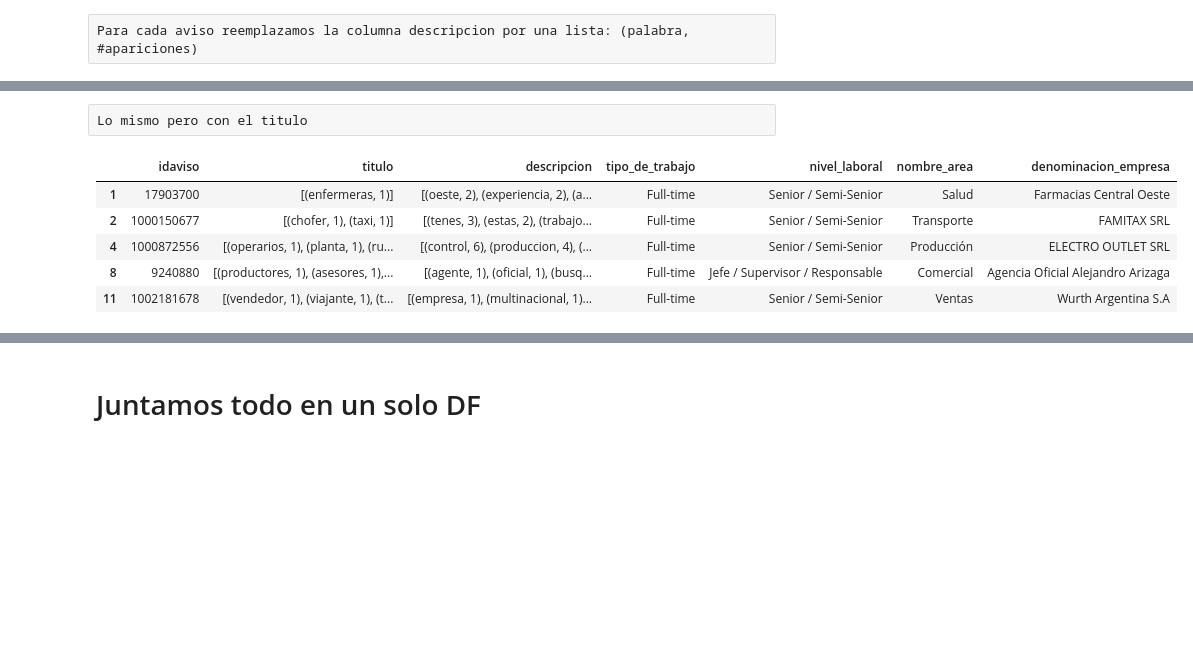
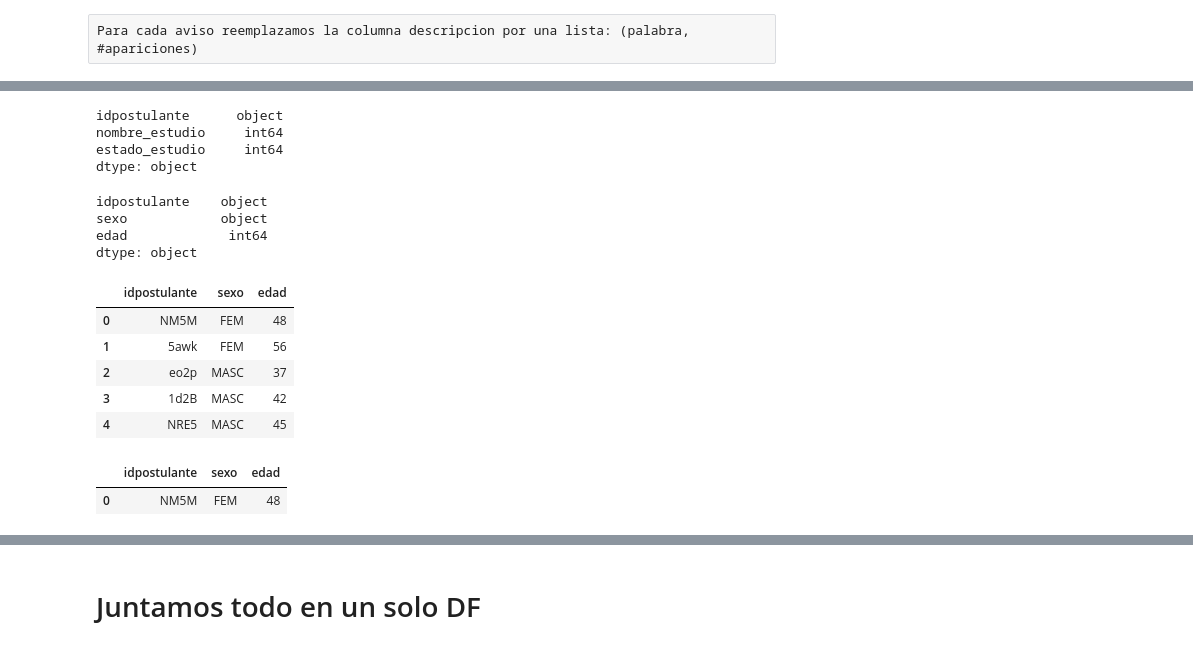
Before and after one commit to tbotalla/Datos1Q2018, a Jupyter notebook: parte2/Preprocessing.ipynb, the cells around one changed output, grey strips where cells are left out. Drawn from its saved outputs; the diff is of its cells as text; code cells hidden in the pictures; blank space fills up the shorter version.

```diff
--- a/parte2/Preprocessing.ipynb
+++ b/parte2/Preprocessing.ipynb
@@ -169,0 +292,21 @@ Longitud unique:  19632
+# %%
+# Convierto columnas con fechas a datetime
+postulantes_genero_edad_train['fechanacimiento'] = pd.to_datetime(postulantes_genero_edad_train.fechanacimiento, format='%Y/%m/%d', errors='coerce')
+if(postulantes_genero_edad_train.isna().any().any()):
+    print(postulantes_genero_edad_train.isna().any())
+    postulantes_genero_edad_train.dropna(inplace=True)
+
+# Agrego columna edad
+anio_actual = pd.to_datetime('today').year
+postulantes_genero_edad_train['edad'] = postulantes_genero_edad_train.fechanacimiento.map(lambda fecha: anio_actual - fecha.year).astype(int)
+
+
+# Convierto columnas con fechas a datetime
+postulantes_genero_edad_desde_15_04['fechanacimiento'] = pd.to_datetime(postulantes_genero_edad_desde_15_04.fechanacimiento, format='%Y/%m/%d', errors='coerce')
+if(postulantes_genero_edad_desde_15_04.isna().any().any()):
+    print(postulantes_genero_edad_desde_15_04.isna().any())
+    postulantes_genero_edad_desde_15_04.dropna(inplace=True)
+
+# Agrego columna edad
+anio_actual = pd.to_datetime('today').year
+postulantes_genero_edad_desde_15_04['edad'] = postulantes_genero_edad_desde_15_04.fechanacimiento.map(lambda fecha: anio_actual - fecha.year).astype(int)
@@ -169,0 +322,3 @@ Longitud unique:  19632
+# %%
+postulantes_genero_edad_train.drop(columns=['fechanacimiento'], inplace=True)
+postulantes_genero_edad_desde_15_04.drop(columns=['fechanacimiento'], inplace=True)
@@ -169,0 +339,3 @@ Longitud unique:  19632
+# %%
+postulantes_genero_edad_train = postulantes_genero_edad_train[(postulantes_genero_edad_train['edad'] > 16) & (postulantes_genero_edad_train['edad'] < 86)]
+postulantes_genero_edad_desde_15_04 = postulantes_genero_edad_desde_15_04[(postulantes_genero_edad_desde_15_04['edad'] > 16) & (postulantes_genero_edad_desde_15_04['edad'] < 86)]
@@ -169,0 +347,3 @@ Longitud unique:  19632
+# %%
+postulantes_genero_edad_train['edad'] = postulantes_genero_edad_train['edad'].astype(int)
+postulantes_genero_edad_desde_15_04['edad'] = postulantes_genero_edad_desde_15_04['edad'].astype(int)
@@ -282,2 +508,0 @@ avisos_detalle_train.head(5)
-# %% [raw]
-Lo mismo pero con el titulo
@@ -288,9 +509,28 @@ avisos_detalle_train = avisos_detalle_train.apply(lambda row: process_words(row,
+# %%
+postulantes_educacion_train.dtypes
+# %% [output]
+idpostulante      object
+nombre_estudio     int64
+estado_estudio     int64
+dtype: object
+# %%
+postulantes_genero_edad_train.dtypes
+# %% [output]
+idpostulante    object
+sexo            object
+edad             int64
+dtype: object
 # %%
-avisos_detalle_train.head(5)
+postulantes_genero_edad_train.head(5)
 # %% [output]
-|  | idaviso | titulo | descripcion | tipo_de_trabajo | nivel_laboral | nombre_area | denominacion_empresa |
-| 1 | 17903700 | [(enfermeras, 1)] | [(oeste, 2), (experiencia, 2), (a... | Full-time | Senior / Semi-Senior | Salud | Farmacias Central Oeste |
-| 2 | 1000150677 | [(chofer, 1), (taxi, 1)] | [(tenes, 3), (estas, 2), (trabajo... | Full-time | Senior / Semi-Senior | Transporte | FAMITAX SRL |
-| 4 | 1000872556 | [(operarios, 1), (planta, 1), (ru... | [(control, 6), (produccion, 4), (... | Full-time | Senior / Semi-Senior | Producción | ELECTRO OUTLET SRL |
-| 8 | 9240880 | [(productores, 1), (asesores, 1),... | [(agente, 1), (oficial, 1), (busq... | Full-time | Jefe / Supervisor / Responsable | Comercial | Agencia Oficial Alejandro Arizaga |
-| 11 | 1002181678 | [(vendedor, 1), (viajante, 1), (t... | [(empresa, 1), (multinacional, 1)... | Full-time | Senior / Semi-Senior | Ventas | Wurth Argentina S.A |
+|  | idpostulante | sexo | edad |
+| 0 | NM5M | FEM | 48 |
+| 1 | 5awk | FEM | 56 |
+| 2 | eo2p | MASC | 37 |
+| 3 | 1d2B | MASC | 42 |
+| 4 | NRE5 | MASC | 45 |
+# %%
+postulantes_genero_edad_train.head(1)
+# %% [output]
+|  | idpostulante | sexo | edad |
+| 0 | NM5M | FEM | 48 |
```
Also changed, not shown: parts of 161 cells of this notebook.
